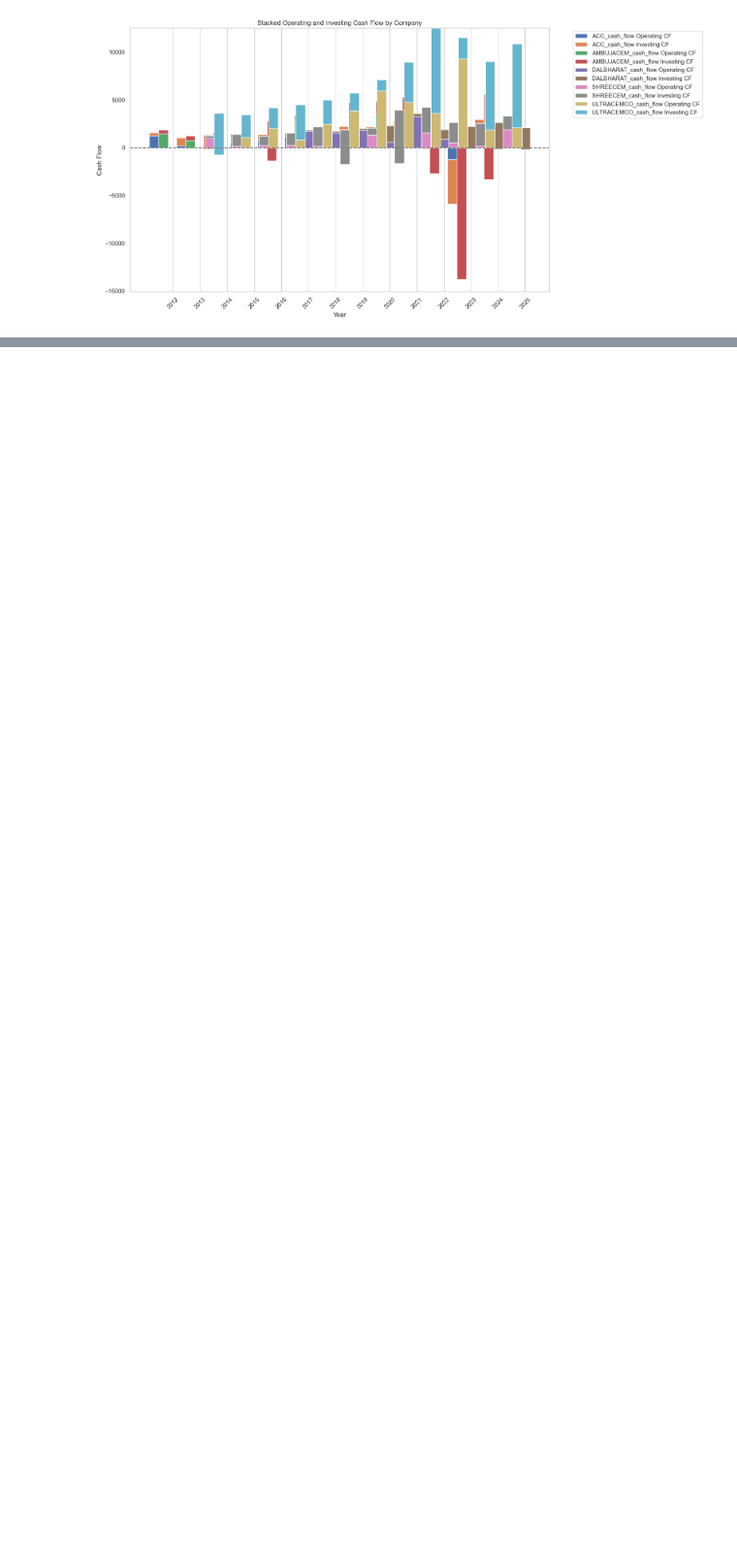
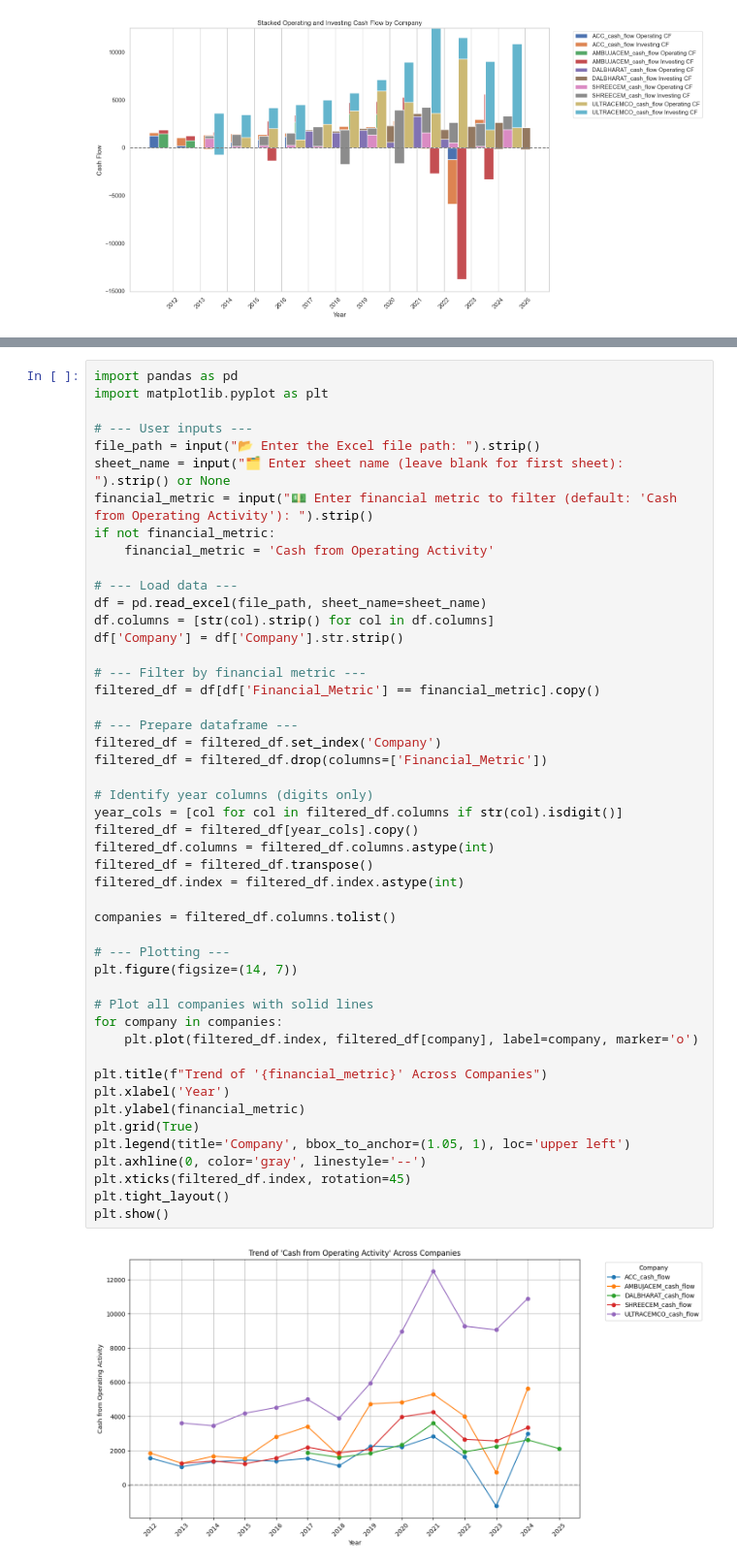
Before and after one commit to karankrish/Riskify, a Jupyter notebook: notebooks/Preprocessing/CashFlow.ipynb, the cells around one changed output, grey strips where cells are left out. Shown at 97% size. Saved outputs shown, nothing was run; the diff lists cells and outputs as text; blank space fills up the shorter version.

```diff
--- a/notebooks/Preprocessing/CashFlow.ipynb
+++ b/notebooks/Preprocessing/CashFlow.ipynb
@@ -539,0 +670,50 @@ plt.show()
+# %%
+import pandas as pd
+import matplotlib.pyplot as plt
+
+# --- User inputs ---
+file_path = input("📂 Enter the Excel file path: ").strip()
+sheet_name = input("🗂️ Enter sheet name (leave blank for first sheet): ").strip() or None
+financial_metric = input("💵 Enter financial metric to filter (default: 'Cash from Operating Activity'): ").strip()
+if not financial_metric:
+    financial_metric = 'Cash from Operating Activity'
+
+# --- Load data ---
+df = pd.read_excel(file_path, sheet_name=sheet_name)
+df.columns = [str(col).strip() for col in df.columns]
+df['Company'] = df['Company'].str.strip()
+
+# --- Filter by financial metric ---
+filtered_df = df[df['Financial_Metric'] == financial_metric].copy()
+
+# --- Prepare dataframe ---
+filtered_df = filtered_df.set_index('Company')
+filtered_df = filtered_df.drop(columns=['Financial_Metric'])
+
+# Identify year columns (digits only)
+year_cols = [col for col in filtered_df.columns if str(col).isdigit()]
+filtered_df = filtered_df[year_cols].copy()
+filtered_df.columns = filtered_df.columns.astype(int)
+filtered_df = filtered_df.transpose()
+filtered_df.index = filtered_df.index.astype(int)
+
+companies = filtered_df.columns.tolist()
+
+# --- Plotting ---
+plt.figure(figsize=(14, 7))
+
+# Plot all companies with solid lines
+for company in companies:
+    plt.plot(filtered_df.index, filtered_df[company], label=company, marker='o')
+
+plt.title(f"Trend of '{financial_metric}' Across Companies")
+plt.xlabel('Year')
+plt.ylabel(financial_metric)
+plt.grid(True)
+plt.legend(title='Company', bbox_to_anchor=(1.05, 1), loc='upper left')
+plt.axhline(0, color='gray', linestyle='--')
+plt.xticks(filtered_df.index, rotation=45)
+plt.tight_layout()
+plt.show()
+# %% [output]
+[figure, added]
```
Also changed, not shown: parts of 12 cells of this notebook.
